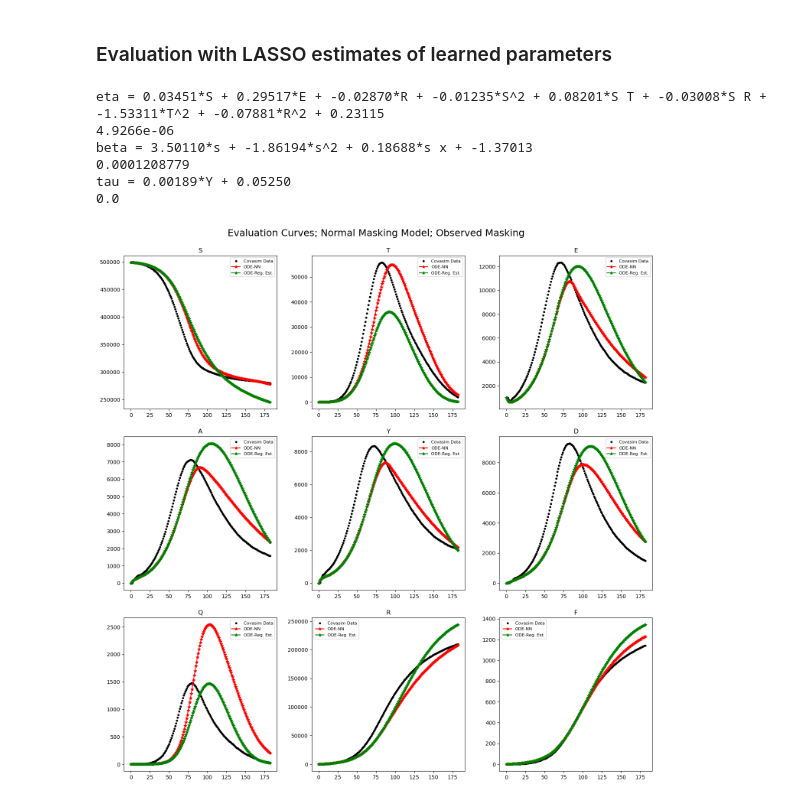
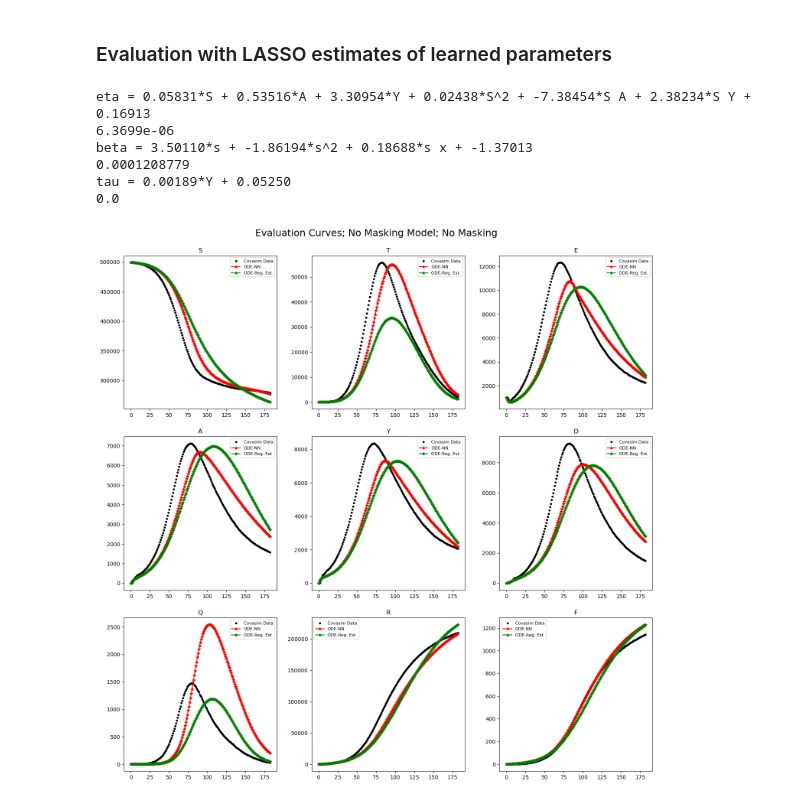
Before and after one commit to abarton51/BINNs_EQL_Covasim, a Jupyter notebook: Notebooks/AdaMaskBINNEvaluation.ipynb, the cells around one changed output. Cells and saved outputs as stored; diff of their text form; code cells hidden in the pictures.

Commit message:
regression and evaluation - no masking model

```diff
--- a/Notebooks/AdaMaskBINNEvaluation.ipynb
+++ b/Notebooks/AdaMaskBINNEvaluation.ipynb
@@ -286,7 +286,7 @@ if plot:
 ### Evaluation with LASSO estimates of learned parameters
 # %%
 # load the LASSO dictionaries for each parameter with the specifc number of nonzero component coefficients
-eta_ld = joblib.load(model.save_folder + '/eta_eq_coef/' + case_name + '_' + str(n_runs) + '_sparse_coef_8comps')
+eta_ld = joblib.load(model.save_folder + '/eta_eq_coef/' + case_name + '_' + str(n_runs) + '_sparse_coef_best')
 beta_ld = joblib.load(model.save_folder + '/beta_eq_coef/' + case_name + '_' + str(n_runs) + '_sparse_coef_best')
 tau_ld = joblib.load(model.save_folder + '/tau_eq_coef/' + case_name + '_' + str(n_runs) + '_sparse_coef_best')
 
@@ -304,7 +304,7 @@ beta_degree = 2
 tau_degree = 2
 
 # specify if the parameters are linear combinations of inputs are all compartments in the model
-eta_all_comps = True
+eta_all_comps = False
 beta_all_comps = False
 tau_all_comps = False
 
@@ -315,8 +315,8 @@ print(np.round(beta_ld['MSE'], 10))
 print(f"tau = {tau_eq}")
 print(np.round(tau_ld['MSE'], 10))
 # %% [output]
-eta = 0.03451*S + 0.29517*E + -0.02870*R + -0.01235*S^2 + 0.08201*S T + -0.03008*S R + -1.53311*T^2 + -0.07881*R^2 + 0.23115
-4.9266e-06
+eta = 0.05831*S + 0.53516*A + 3.30954*Y + 0.02438*S^2 + -7.38454*S A + 2.38234*S Y + 0.16913
+6.3699e-06
 beta = 3.50110*s + -1.86194*s^2 + 0.18688*s x + -1.37013
 0.0001208779
 tau = 0.00189*Y + 0.05250
@@ -370,24 +370,32 @@ if tau_all_comps:
 # %%
 # rescale data values to represent number of people in state X rather than ratios
 scaled_data = data * population
+
+if masking > 0:
+    if masking == 1:
+        suptitle_name = 'Evaluation Curves; Demographic Masking Model; Observed Masking'
+    elif masking == 3:
+        suptitle_name = 'Evaluation Curves; Normal Masking Model; Observed Masking'
+else:
+    suptitle_name = 'Evaluation Curves; No Masking Model; No Masking'
 
 plot=True
 if plot:
     n = scaled_data.shape[1]
     col_names = list('STEAYDQRF') if keep_d else list('STEAYQRF')
     # plot compartments
     fig = plt.figure(figsize=(15, 15))
-    fig.suptitle('Evaluation Curves; Normal Masking Model; Observed Masking', size=18)
+    fig.suptitle(suptitle_name, size=18)
     for i in range(1, n + 1):
         ax = fig.add_subplot(int(np.ceil(n / 3)), 3, i)
         ax.plot(t, scaled_data[:, i - 1], '.k', label='Covasim Data')
         ax.plot(t, u_sim_NN[:, i - 1], '-*r', label='ODE-NN')
         ax.plot(t, reg_sim_NN[:, i - 1], '-*g', label='ODE-Reg. Est.')
         ax.set_title(col_names[i - 1])
         ax.legend(fontsize=8)
         fig.subplots_adjust(left=0, right=1, bottom=0, top=1)
         plt.tight_layout(pad=2)
-        # plt.savefig(os.path.join(model.save_folder, case_name + eval_name), dpi=400)
+        plt.savefig(os.path.join(model.save_folder, case_name + eval_name), dpi=400)
         # plt.show()
 # %% [output]
-[figure, old version]
+[figure, new version]
```
Also changed, not shown: 9 other files.
